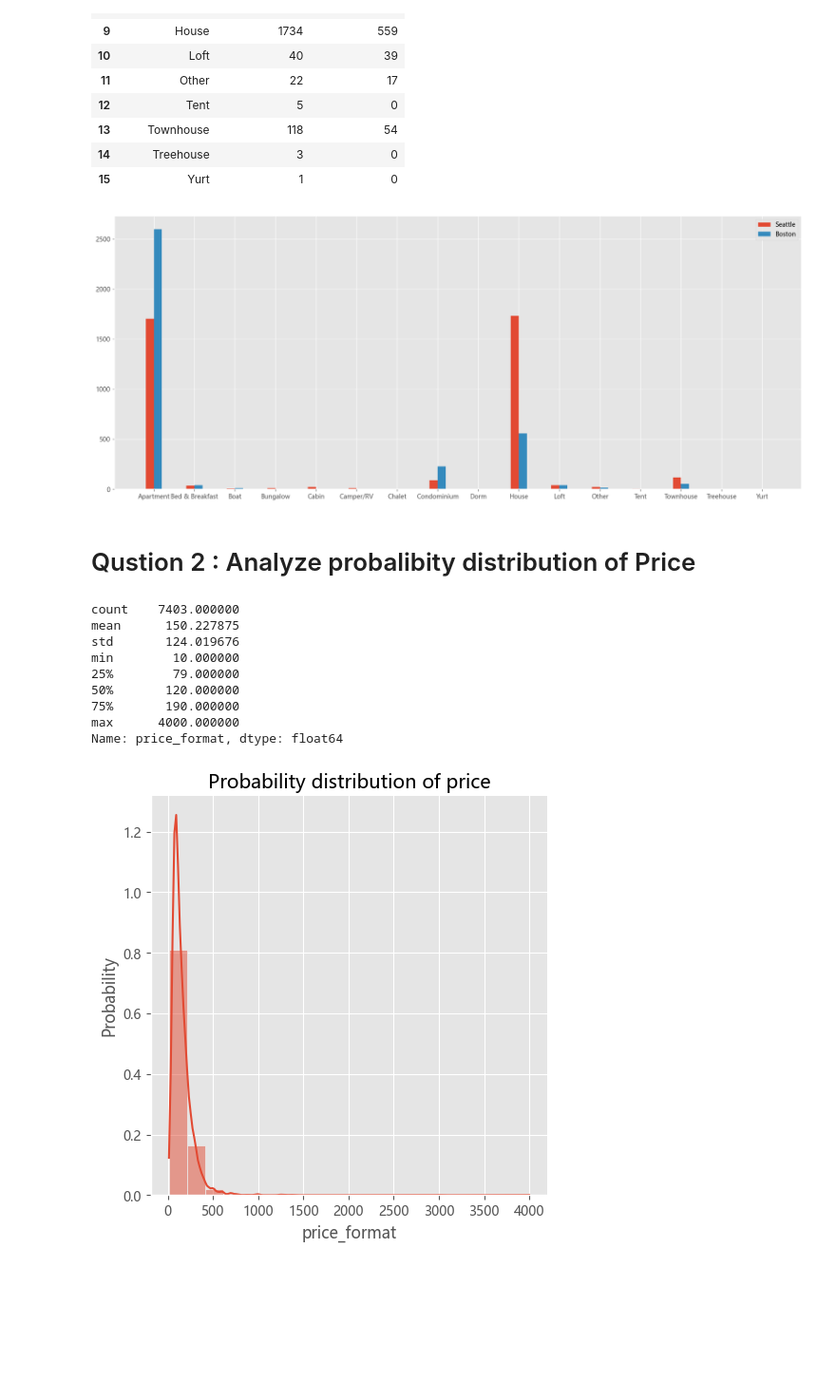
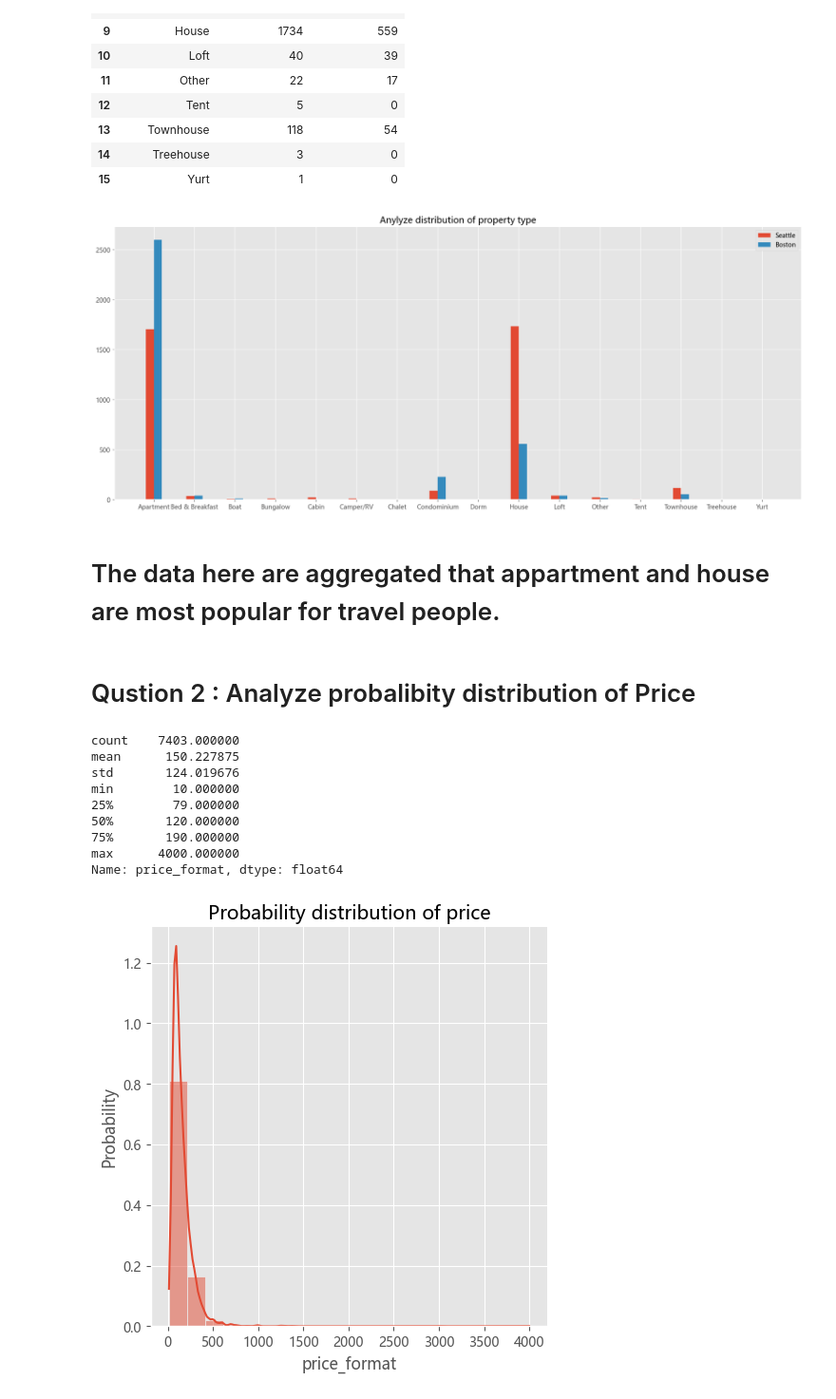
Before and after one commit to theshy521/Data-Scientist-program-for-Udacity, a Jupyter notebook: project.ipynb, the cells around one changed output. Shown: that part at 95% size. Drawn from its saved outputs; the diff is of its cells as text; code cells hidden in the pictures; blank space fills up the shorter version.

```diff
--- a/project.ipynb
+++ b/project.ipynb
@@ -499,28 +536,50 @@ property_summary
 # %%
 import matplotlib.pyplot as plt
 plt.figure(figsize=(20,8), dpi=125)
 
-x = range(len(property_summary['property_type']))
-plt.bar(x, property_summary['seattle_counts'], width=0.2, label='Seattle')
-plt.bar([i+0.2 for i in x], property_summary['boston_counts'], width=0.2, label='Boston')
 
-plt.xticks([i+0.1 for i in x], property_summary['property_type'])
-plt.legend(loc='best')
-plt.show()
+def plot_bar(X, Y1,Y2,Title):
+    '''
+    This function is used to draw a bar plot.
+
+    Input:
+    X: Value of X-axis
+    Y1: Value of first Y-axis
+    Y2: Value of second Y-axis
+    Title: Value of title
+
+    Output:
+    Draw a bar plot with above required information
+    '''
+
+    x = range(len(property_summary['property_type']))
+    plt.bar(x, property_summary['seattle_counts'], width=0.2, label='Seattle')
+    plt.bar([i+0.2 for i in x], property_summary['boston_counts'], width=0.2, label='Boston')
+
+    plt.xticks([i+0.1 for i in x], property_summary['property_type'])
+    plt.legend(loc='best')
+    plt.title(Title)
+    plt.show()
+
+
+plot_bar(property_summary['property_type'],property_summary['seattle_counts'],property_summary['boston_counts'],"Anylyze distribution of property type")
 # %% [output]
-[figure, old version]
+[figure, new version]
+# %% [markdown]
+# The data here are aggregated that appartment and house are most popular for travel people.
 # %% [markdown]
 # Qustion 2 : Analyze probalibity distribution of Price
-# %%
-all_listings.price_format.describe()
-# %% [output]
-count    7403.000000
-mean      150.227875
-std       124.019676
-min        10.000000
-25%        79.000000
-50%       120.000000
-75%       190.000000
-max      4000.000000
-Name: price_format, dtype: float64
+# %%
+# Below code checking the describe information for price_format column
+all_listings.price_format.describe()
+# %% [output]
+count    7403.000000
+mean      150.227875
+std       124.019676
+min        10.000000
+25%        79.000000
+50%       120.000000
+75%       190.000000
+max      4000.000000
+Name: price_format, dtype: float64
 # %%
```
Also changed, not shown: parts of 67 cells of this notebook, 1 other file.
